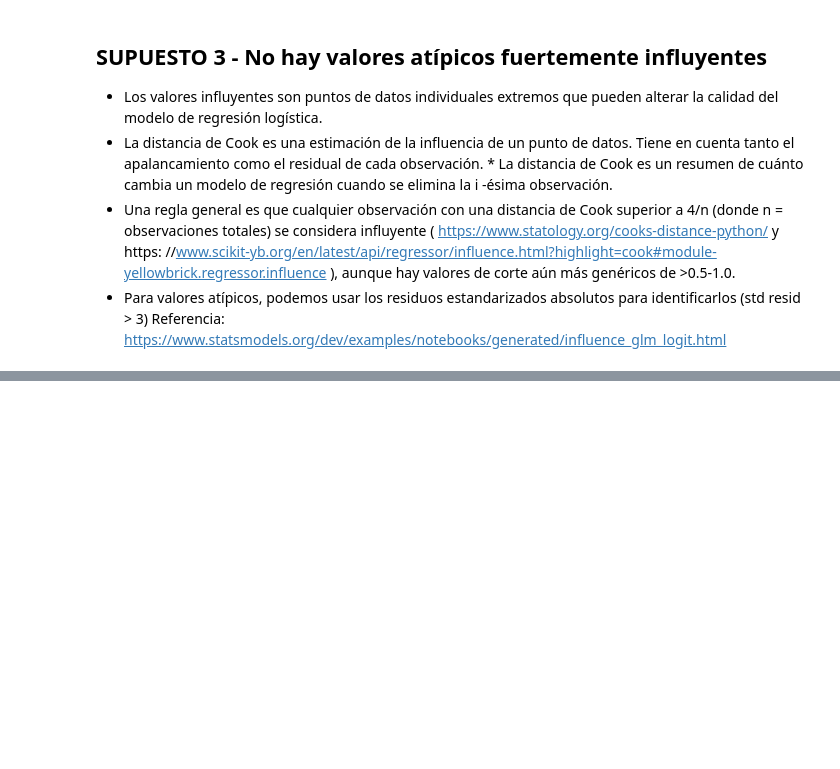
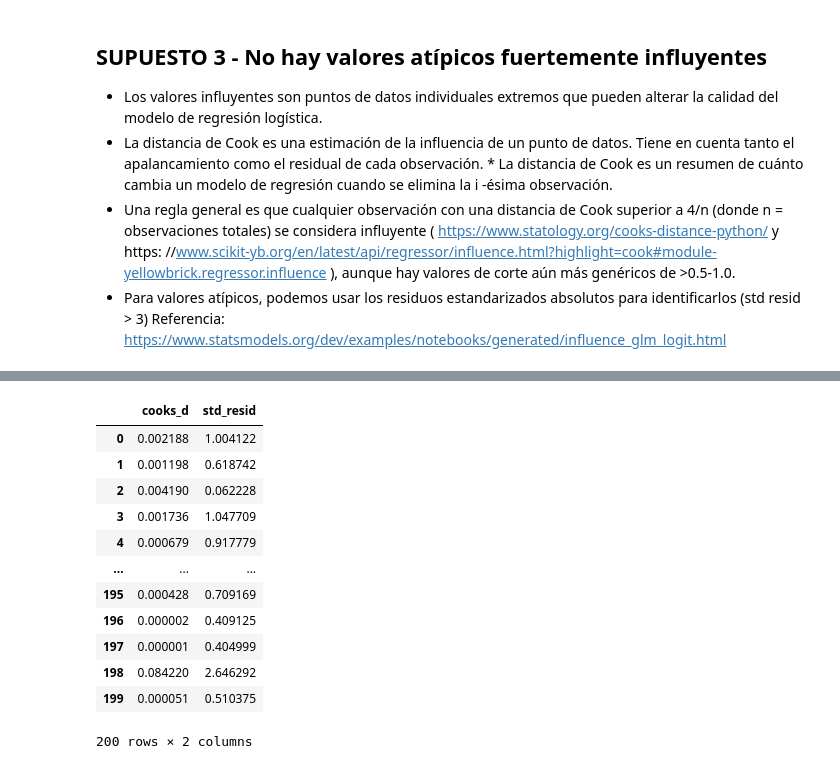
Before and after one commit to octagomez/TP_MARZO2022_REGRESION_LOGISTICA, a Jupyter notebook: Matrices_20_Ejercicio_TP_MARZO_NARCI_.ipynb, the cells around one changed output, grey strips where cells are left out. Cells and saved outputs as stored; diff of their text form; code cells hidden in the pictures; blank space fills up the shorter version.

```diff
--- a/Matrices_20_Ejercicio_TP_MARZO_NARCI_.ipynb
+++ b/Matrices_20_Ejercicio_TP_MARZO_NARCI_.ipynb
@@ -319,0 +351,32 @@ x3            -0.0012      0.000     -2.385      0.017      -0.002      -0.000
+# %%
+from scipy import stats
+# Get influence measures
+influence = logit_results.get_influence()
+
+# Obtain summary df of influence measures
+summ_df = influence.summary_frame()
+
+# Filter summary df to Cook distance
+diagnosis_df = summ_df.loc[:,['cooks_d']]
+
+# Append absolute standardized residual values
+diagnosis_df['std_resid'] = stats.zscore(logit_results.resid_pearson)
+diagnosis_df['std_resid'] = diagnosis_df.loc[:,'std_resid'].apply(lambda x: np.abs(x))
+
+# Sort by Cook's Distance
+diagnosis_df.sort_values("cooks_d", ascending=False)
+diagnosis_df
+# %% [output]
+|  | cooks_d | std_resid |
+| 0 | 0.002188 | 1.004122 |
+| 1 | 0.001198 | 0.618742 |
+| 2 | 0.004190 | 0.062228 |
+| 3 | 0.001736 | 1.047709 |
+| 4 | 0.000679 | 0.917779 |
+| ... | ... | ... |
+| 195 | 0.000428 | 0.709169 |
+| 196 | 0.000002 | 0.409125 |
+| 197 | 0.000001 | 0.404999 |
+| 198 | 0.084220 | 2.646292 |
+| 199 | 0.000051 | 0.510375 |
+200 rows × 2 columns
```
Also changed, not shown: parts of 11 cells of this notebook.
